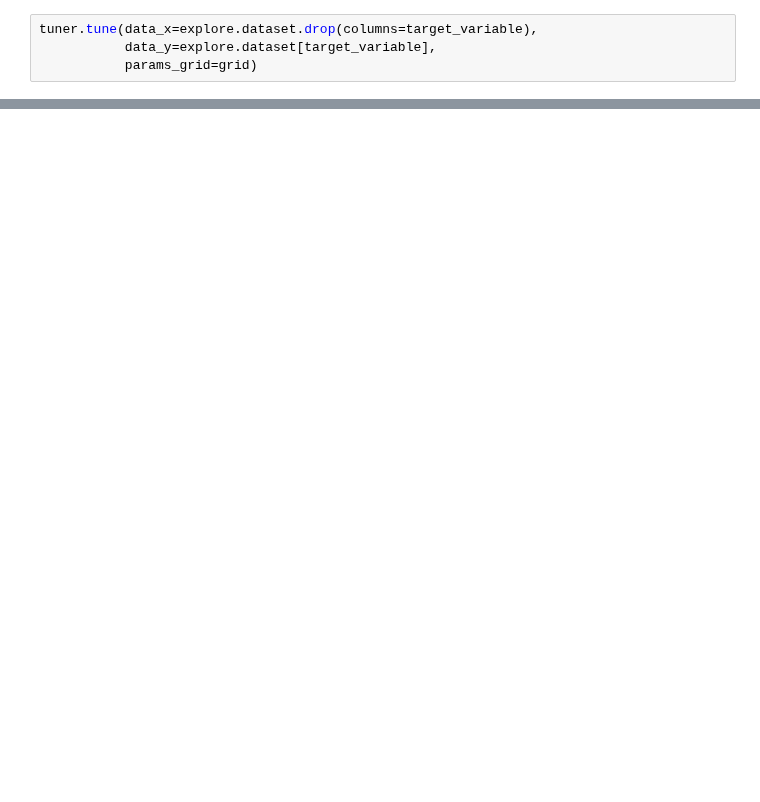
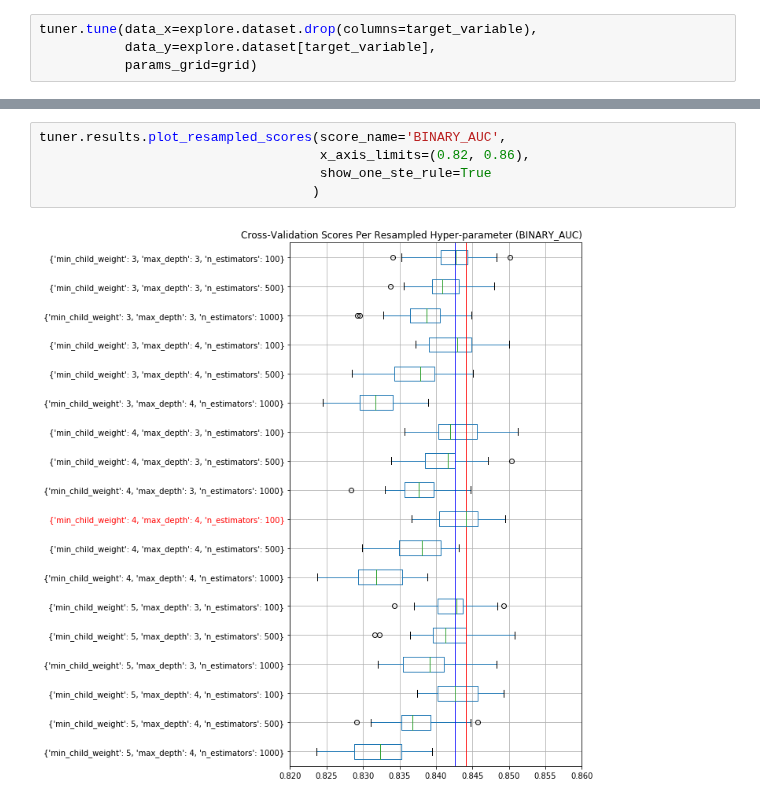
Before and after one commit to shane-kercheval/udacity, a Jupyter notebook: data_scientist_nanodegree/projects/p1_charityml/custom/oo-learning tuning XGB.ipynb, the cells around one changed output, grey strips where cells are left out. Cells and saved outputs as stored; diff of their text form; blank space fills up the shorter version.

```diff
--- a/data_scientist_nanodegree/projects/p1_charityml/custom/oo-learning tuning XGB.ipynb
+++ b/data_scientist_nanodegree/projects/p1_charityml/custom/oo-learning tuning XGB.ipynb
@@ -138,0 +155,7 @@ tuner.results.plot_resampled_scores(score_name='BINARY_AUC')
+# %%
+tuner.results.plot_resampled_scores(score_name='BINARY_AUC',
+                                    x_axis_limits=(0.82, 0.86),
+                                    show_one_ste_rule=True
+                                   )
+# %% [output]
+[figure, added]
```
Also changed, not shown: parts of 17 cells of this notebook, 4 other files.
